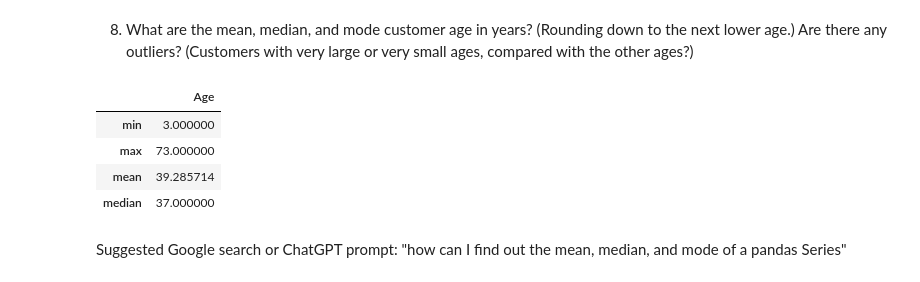
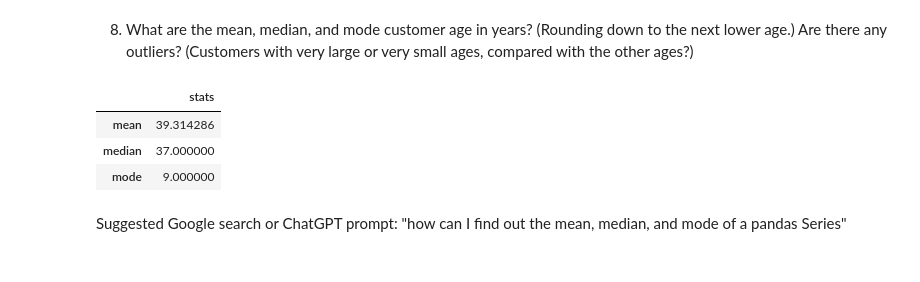
Before and after one commit to wadieabbas/Module-B-semester-2, a Jupyter notebook: OMDS-ModB2-Week1-Abbas-Wadie.ipynb, the cells around one changed output. Saved outputs shown, nothing was run; the diff lists cells and outputs as text; code cells hidden in the pictures.

```diff
--- a/OMDS-ModB2-Week1-Abbas-Wadie.ipynb
+++ b/OMDS-ModB2-Week1-Abbas-Wadie.ipynb
@@ -340,13 +340,17 @@ Are there any outliers?  (Customers with very large or very small ages, compared
 # %%
 today = datetime.today()
 df_bank_datefix['Age'] = ((today - df_bank_datefix['BirthDate']).dt.days // 365).astype(int)
-df_bank_datefix[['Age']].agg(['min', 'max', 'mean', 'median'])
+mean = df_bank_datefix['Age'].mean(numeric_only=True)
+median = df_bank_datefix['Age'].median(numeric_only=True)
+mode = df_bank_datefix['Age'].mode().iloc[0]
+
+summary_df = pd.DataFrame([mean, median, mode], index=['mean', 'median', 'mode']).rename(columns={0:'stats'})
+summary_df
 # %% [output]
-|  | Age |
-| min | 3.000000 |
-| max | 73.000000 |
-| mean | 39.285714 |
+|  | stats |
+| mean | 39.314286 |
 | median | 37.000000 |
+| mode | 9.000000 |
 # %% [markdown]
 Suggested Google search or ChatGPT prompt: "how can I find out the mean, median, and mode of a pandas Series"
 # %% [markdown]
```
Also changed, not shown: parts of 1 cell of this notebook, 4 other files.
